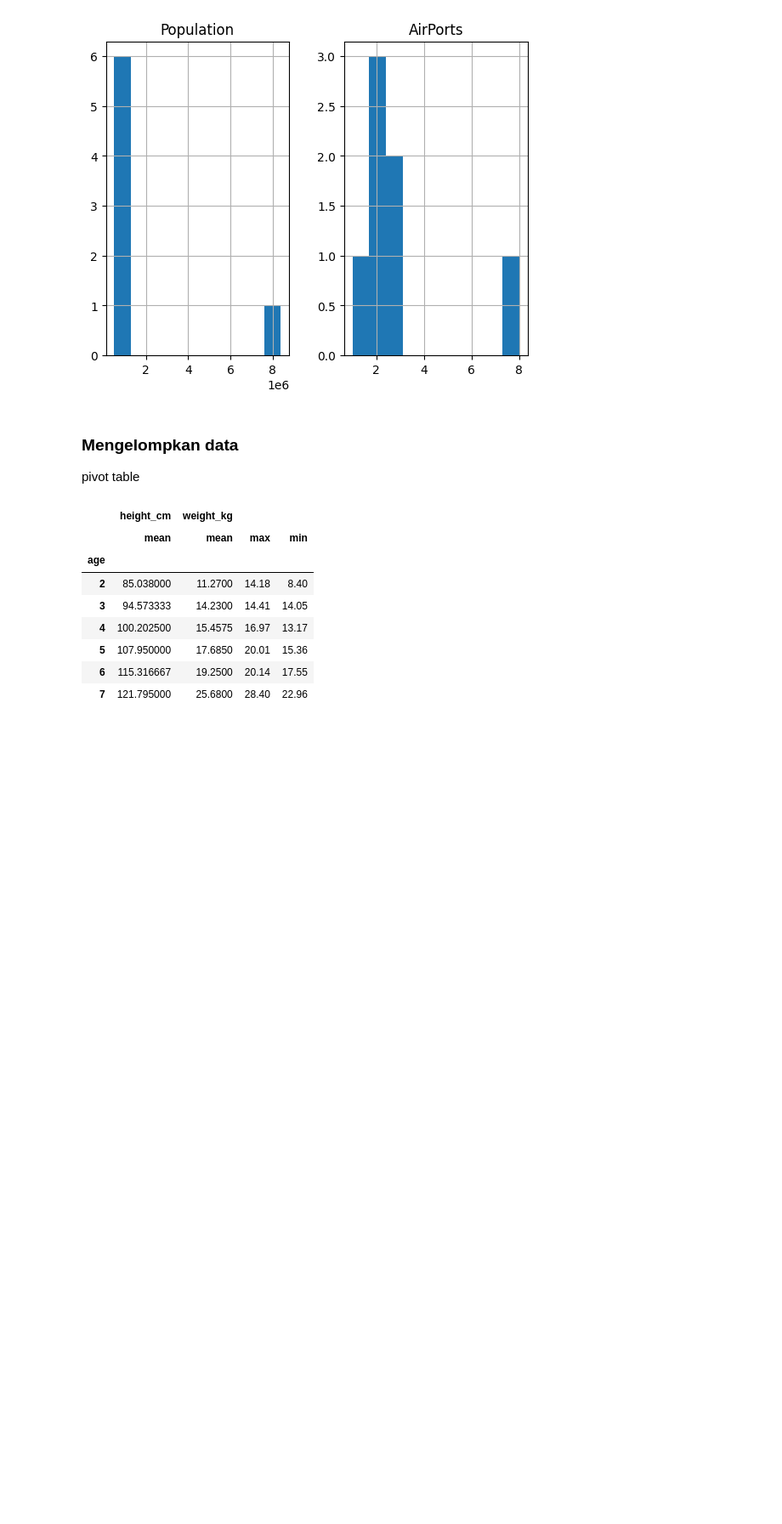
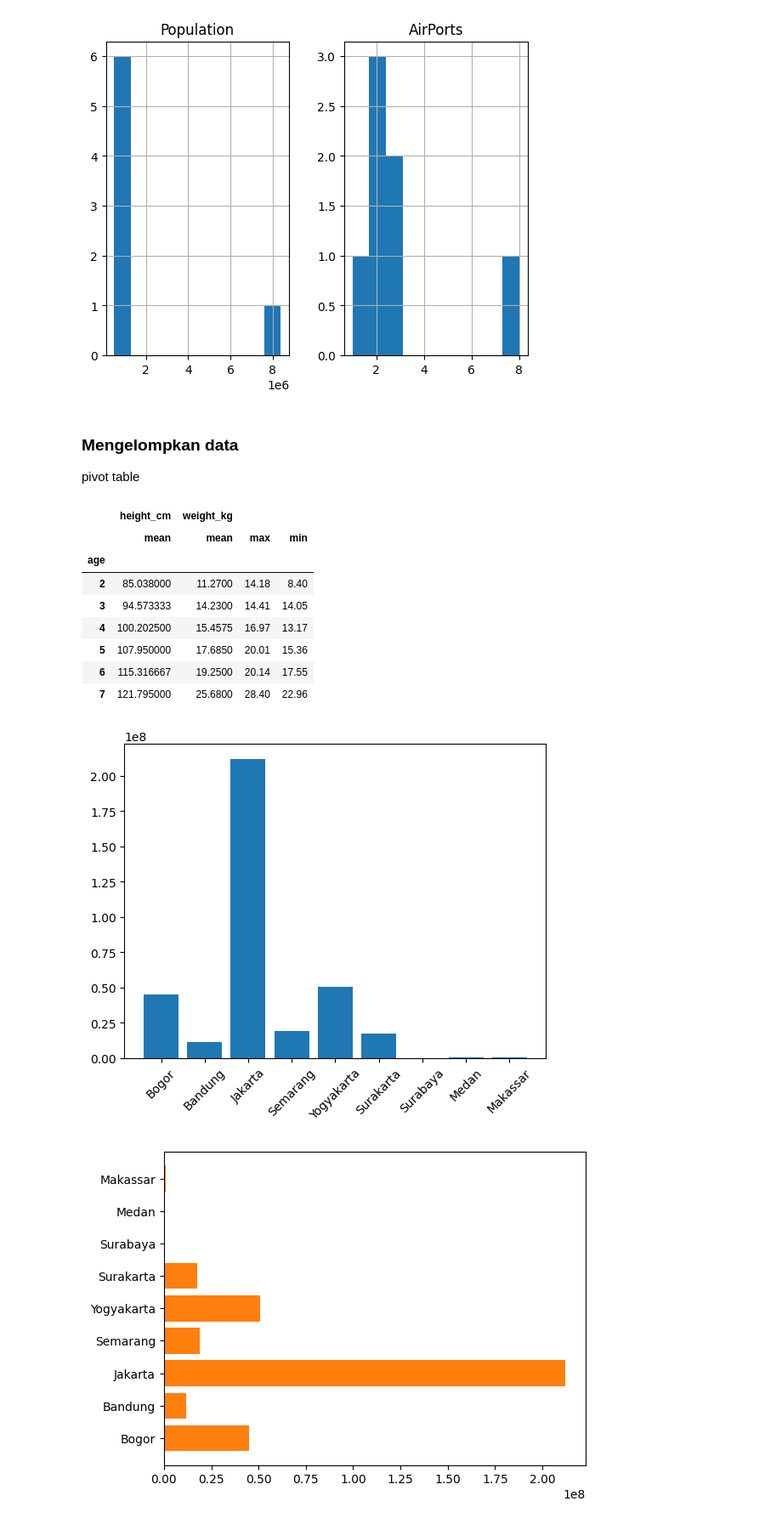
Before and after one commit to zhavei/proyek_analisis_data, a Jupyter notebook: explore_data.ipynb, the cells around one changed output. Shown: that part at 85% size. Cells and saved outputs as stored; diff of their text form; code cells hidden in the pictures; blank space fills up the shorter version.

Commit message:
visual

```diff
--- a/explore_data.ipynb
+++ b/explore_data.ipynb
@@ -69,3 +69,31 @@ body_measurement_df.groupby(by="age").agg({
 | 5 | 107.950000 | 17.6850 | 20.01 | 15.36 |
 | 6 | 115.316667 | 19.2500 | 20.14 | 17.55 |
 | 7 | 121.795000 | 25.6800 | 28.40 | 22.96 |
+# %%
+import matplotlib.pyplot as plt
+
+cities = ('Bogor', 'Bandung', 'Jakarta', 'Semarang', 'Yogyakarta',
+          'Surakarta','Surabaya', 'Medan', 'Makassar')
+
+populations = (45076704, 11626410, 212162757, 19109629, 50819826, 17579085,
+               3481, 287750, 785409)
+
+plt.bar(x=cities, height=populations)
+plt.xticks(rotation=45)
+plt.show()
+
+plt.barh(y=cities, width=populations)
+plt.show
+
+df = pd.DataFrame({
+    'Cities': cities,
+    'Population': populations,
+})
+
+df.sort_values(by='Population', inplace=True)
+
+plt.barh(y=df["Cities"], width=df["Population"])
+plt.show()
+# %% [output]
+[figure, added]
+[figure, added]
```
